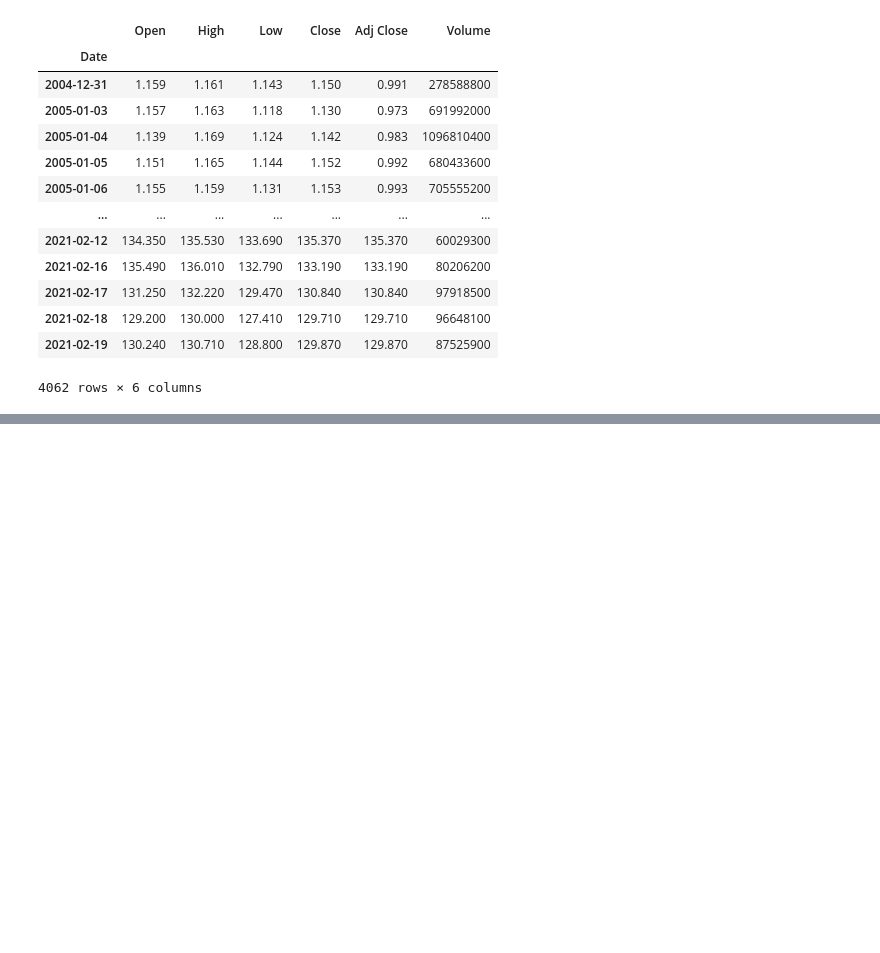
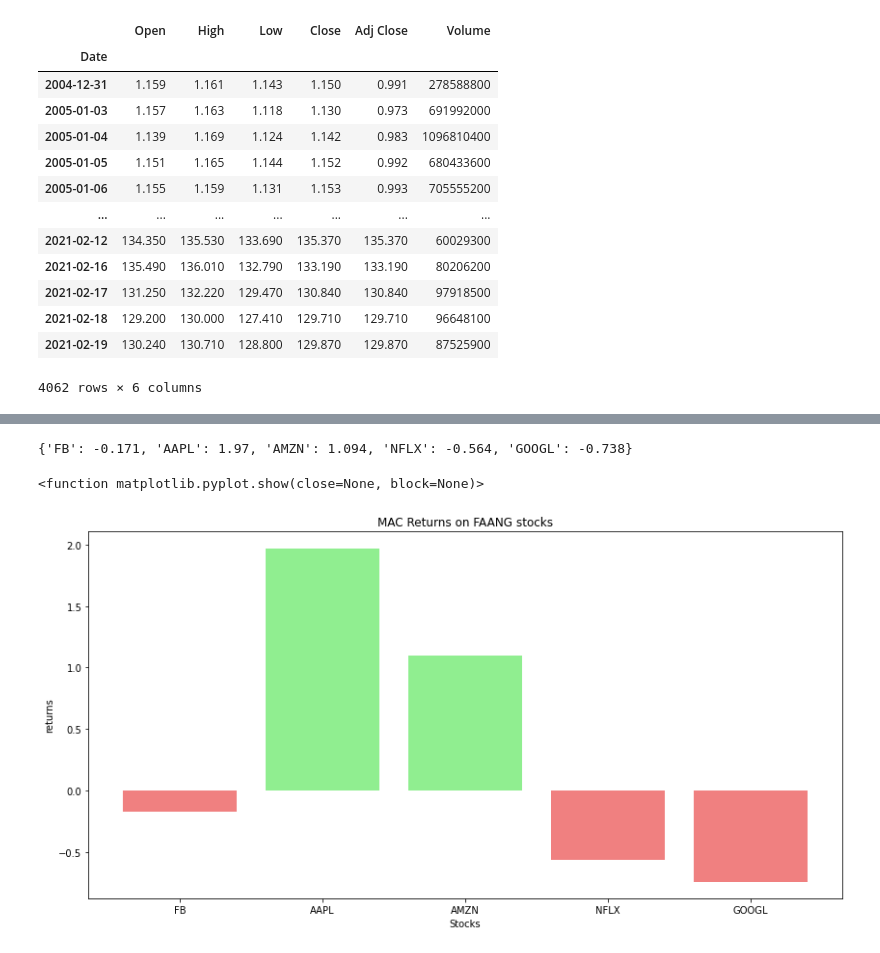
Before and after one commit to ItsShraddhaMishra/Algorithmic-Trading, a Jupyter notebook: 1. Stock Data Analysis.ipynb, the cells around one changed output, grey strips where cells are left out. Saved outputs shown, nothing was run; the diff lists cells and outputs as text; code cells hidden in the pictures; blank space fills up the shorter version.

```diff
--- a/1. Stock Data Analysis.ipynb
+++ b/1. Stock Data Analysis.ipynb
@@ -109,28 +108,30 @@ stock_list = ['FB', 'AAPL', 'AMZN', 'NFLX', 'GOOGL']
 sma = 10
 lma = 20
 # %%
-#run strategy
+# RUn strategy
 sec_returns = dict()
+
 def backtest_strategy(data, sma, lma):
+    data['d_returns'] = data['Adj Close'].pct_change()
 
-    data['d_returns'] = data['Adj Close'].pct_change()
     data['sma'] = data['Adj Close'].rolling(sma).mean()
+    data['lma'] = data['Adj Close'].rolling(lma).mean()
 
     data['signals'] = np.where(data['sma'] >= data['lma'], 1, -1)
 
     data.dropna(inplace = True)
-    data['s_returns'] = data['d_returns']*data['signals'].shift(1)
-    cum_s_returns = (data['d_returns'] + 1).cumprod()
 
+    data['s_returns'] = data['d_returns']* data['signals'].shift(1)
+    cum_s_returns = (data['s_returns'] + 1).cumprod()
     return round(cum_s_returns.iloc[-1] -1, 3)
 
 for stock in stock_list:
     data = yf.download(stock, start = '2013-01-01', end = '2020-12-31')
-    net_returns = backtest_strategy(data,sma,lma)
-    print(f'Cumulative strategy returns for {stock}:'. net_returns)
+    net_returns = backtest_strategy(data, sma, lma)
+    print(f'Cumulative strategy returns for {stock}: ', net_returns)
     sec_returns[stock] = net_returns
 
 else:
-    print('Computations Completed!')
+    print('Computations Complete')
 # %% [output]
 [*********************100%***********************]  1 of 1 completed
@@ -137,0 +148,14 @@ KeyError: 'lma'
+# %%
+sec_returns
+# %% [output]
+{'FB': -0.171, 'AAPL': 1.97, 'AMZN': 1.094, 'NFLX': -0.564, 'GOOGL': -0.738}
+# %%
+plt.figure(figsize = (14,7))
+plt.bar(sec_returns.keys(), sec_returns.values(), color = ['lightcoral', 'lightgreen', 'lightgreen', 'lightcoral'])
+plt.title('MAC Returns on FAANG stocks')
+plt.xlabel('Stocks')
+plt.ylabel('returns')
+plt.show
+# %% [output]
+<function matplotlib.pyplot.show(close=None, block=None)>
+[figure, added]
```
Also changed, not shown: parts of 6 cells of this notebook.
